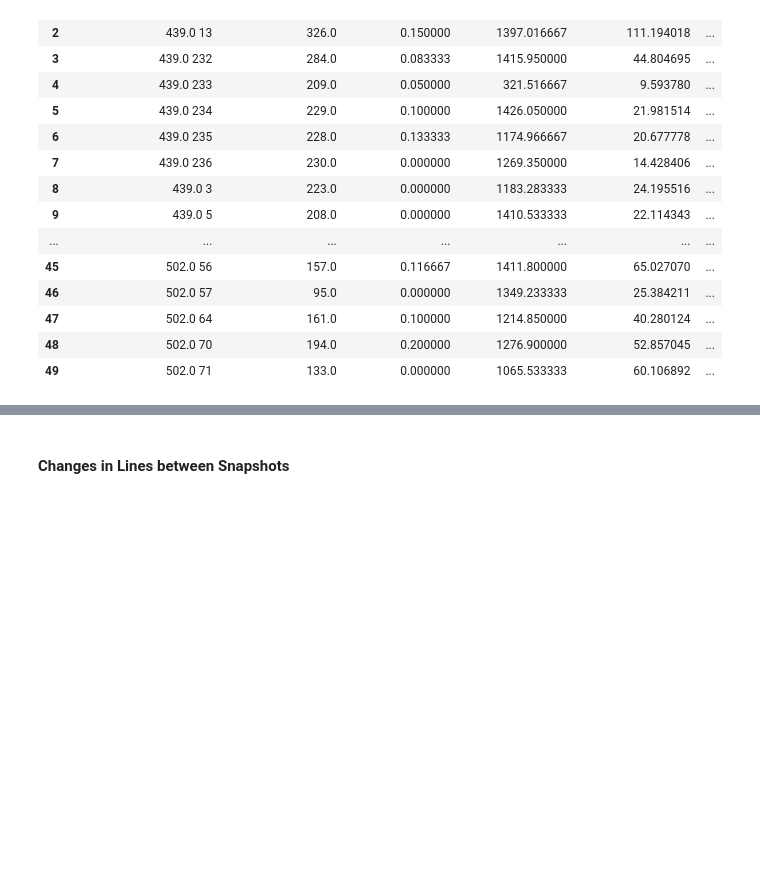
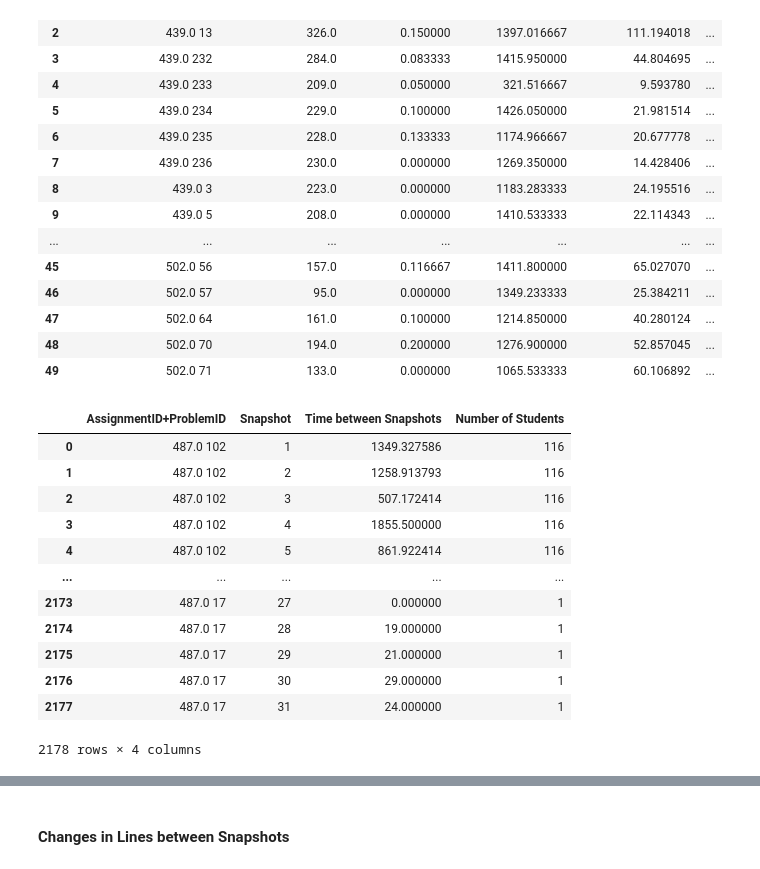
Before and after one commit to nogaschw/Detecting-Struggling-Student-Programmers-using-Proficiency-Taxonomies, a Jupyter notebook: stat_codeworkout.ipynb, the cells around one changed output, grey strips where cells are left out. Drawn from its saved outputs; the diff is of its cells as text; code cells hidden in the pictures; blank space fills up the shorter version.

```diff
--- a/stat_codeworkout.ipynb
+++ b/stat_codeworkout.ipynb
@@ -179,3 +179,48 @@ time_stat # in minutes
 | 47 | 502.0 64 | 161.0 | 0.100000 | 1214.850000 | 40.280124 | ... |
 | 48 | 502.0 70 | 194.0 | 0.200000 | 1276.900000 | 52.857045 | ... |
 | 49 | 502.0 71 | 133.0 | 0.000000 | 1065.533333 | 60.106892 | ... |
+# %%
+df_at_least_10 = df_without_one_snapshot[df_without_one_snapshot['num_snapshots'] >= 10]
+
+time_vs_snapshots = {}
+for index, row in df_at_least_10.iterrows():
+    if row['AssignmentID+ProblemID'] not in time_vs_snapshots:
+        time_vs_snapshots[row['AssignmentID+ProblemID']] = {}
+    for i in range (1, row['num_snapshots']):
+        if i not in time_vs_snapshots[row['AssignmentID+ProblemID']]:
+            time_vs_snapshots[row['AssignmentID+ProblemID']][i] = []
+        time_vs_snapshots[row['AssignmentID+ProblemID']][i].append(row['time_between_snapshots'][i - 1])
+
+time_vs_snapshots
+avg_snapshots_vs_time = {}
+len_snapshots_vs_time = {}
+for key, value in time_vs_snapshots.items():
+    avg_snapshots_vs_time[key] = {}
+    len_snapshots_vs_time[key] = {}
+    for k, v in value.items():
+        avg_snapshots_vs_time[key][k] = sum(v) / len(v)
+        len_snapshots_vs_time[key][k] = len(v)
+
+data = []
+
+# Iterate over items in avg_snapshots_vs_score
+for key, value in avg_snapshots_vs_time.items():
+    for k, v in value.items():
+        # Append a dictionary to the list
+        data.append({'AssignmentID+ProblemID': key, 'Snapshot': k, 'Time between Snapshots': v, 'Number of Students': len_snapshots_vs_time[key][k]})
+
+len_snapshots_vs_time = pd.DataFrame(data)
+# %% [output]
+|  | AssignmentID+ProblemID | Snapshot | Time between Snapshots | Number of Students |
+| 0 | 487.0 102 | 1 | 1349.327586 | 116 |
+| 1 | 487.0 102 | 2 | 1258.913793 | 116 |
+| 2 | 487.0 102 | 3 | 507.172414 | 116 |
+| 3 | 487.0 102 | 4 | 1855.500000 | 116 |
+| 4 | 487.0 102 | 5 | 861.922414 | 116 |
+| ... | ... | ... | ... | ... |
+| 2173 | 487.0 17 | 27 | 0.000000 | 1 |
+| 2174 | 487.0 17 | 28 | 19.000000 | 1 |
+| 2175 | 487.0 17 | 29 | 21.000000 | 1 |
+| 2176 | 487.0 17 | 30 | 29.000000 | 1 |
+| 2177 | 487.0 17 | 31 | 24.000000 | 1 |
+2178 rows × 4 columns
```
Also changed, not shown: parts of 3 cells of this notebook.
